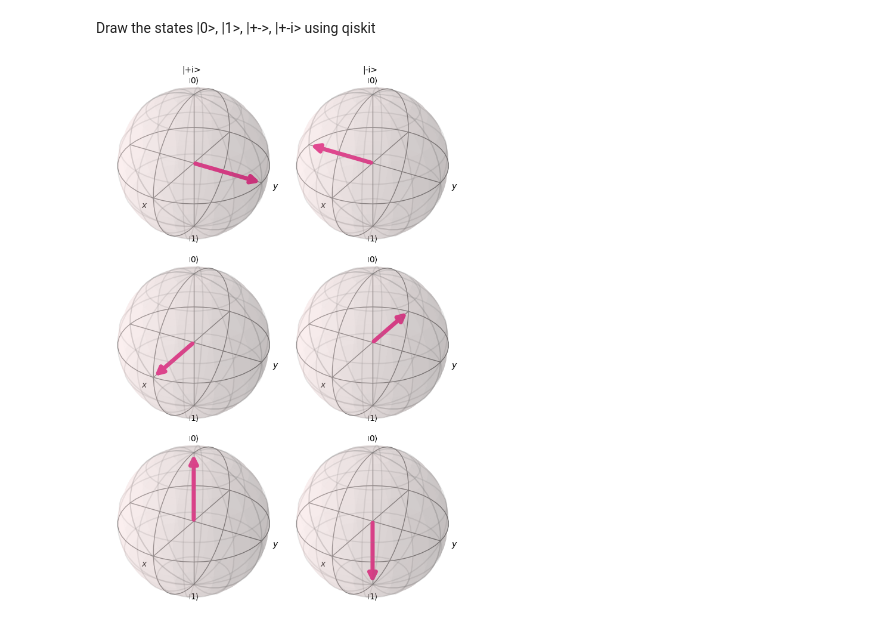
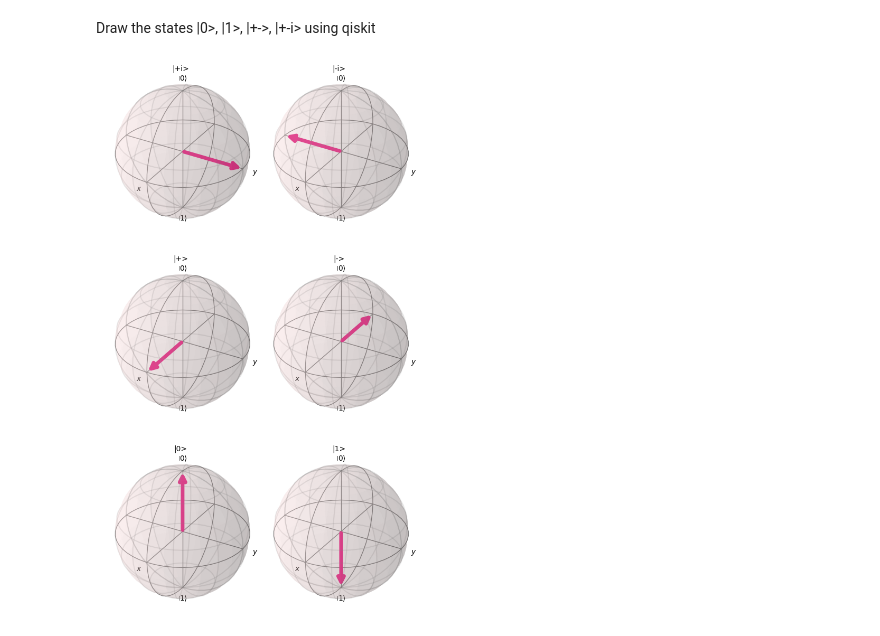
Before and after one commit to RBoutroux/TP_qiskit, a Jupyter notebook: TP.ipynb, the cells around one changed output. Drawn from its saved outputs; the diff is of its cells as text; code cells hidden in the pictures.

```diff
--- a/TP.ipynb
+++ b/TP.ipynb
@@ -27,30 +27,32 @@ plot_bloch_vector([1, np.pi/2, -np.pi/2], coord_type='spherical', title='|-i>')
 # %%
 fig = plt.figure(figsize = [6, 9])
 
 states = [
     [1, 0, 0],
     [1,np.pi, 0],
     [1, np.pi/2, 0],
     [1, np.pi/2, np.pi],
     [1, np.pi/2, np.pi/2],
     [1, np.pi/2, -np.pi/2],
 ]
 
 #Titles
 titles = ['|0>', '|1>', '|+>', '|->', '|+i>', '|-i>']
 
+# Add a subplot for each state:
+
 # Values are in fractions of figure width and height:
 positions = [
     [0, 0],
     [0.5, 0],
-    [0, 0.333],
-    [0.5, 0.333],
-    [0, 0.667],
-    [0.5, 0.667],
+    [0, 0.4],
+    [0.5, 0.4],
+    [0, 0.8],
+    [0.5, 0.8],
 ]
 
 for m in range(len(states)):
     ax = fig.add_axes([positions[m][0], positions[m][1], 0.5, 0.333], axes_class = Axes3D)
     plot_bloch_vector(states[m], coord_type='spherical', ax = ax, title=titles[m])
 # %% [output]
-[figure, old version]
+[figure, new version]
```
